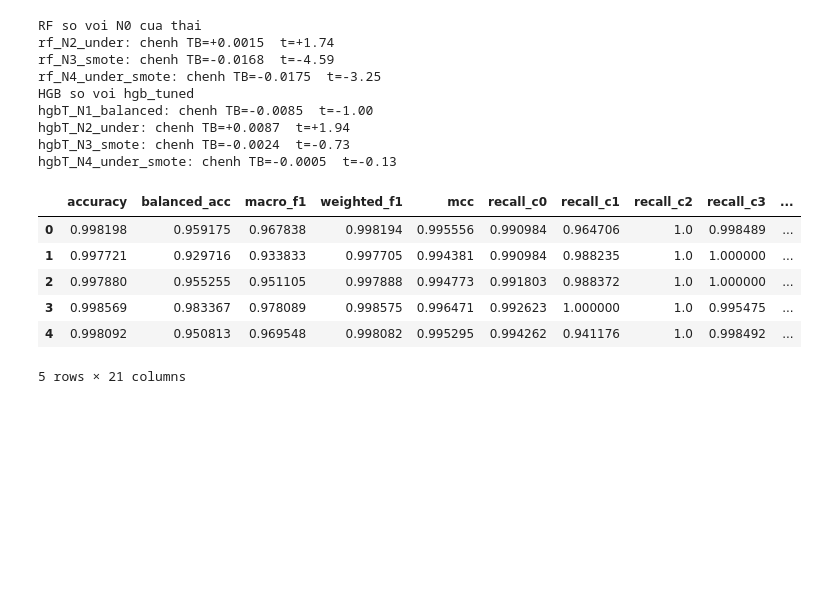
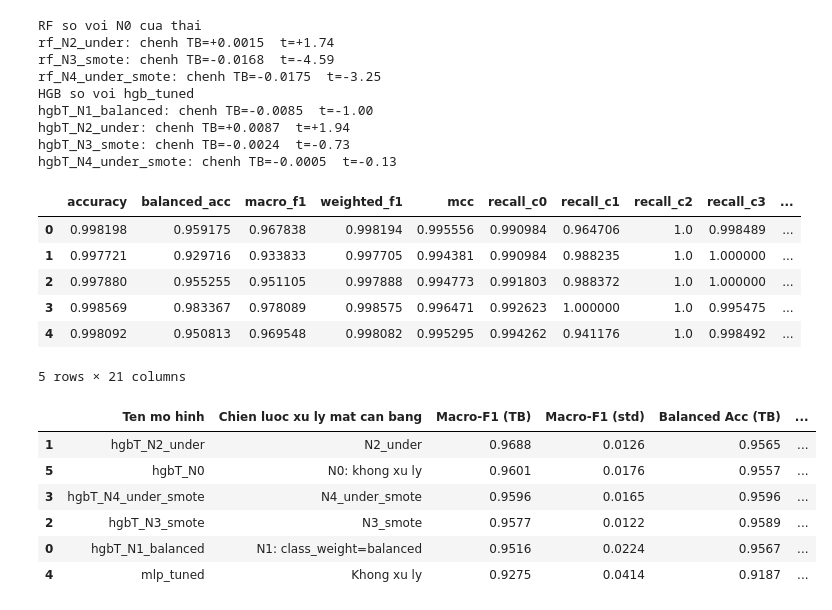
Before and after one commit to PhamNgocTuan-2006/SGU26K2_MayHoc, a Jupyter notebook: DeTaiCuoiKy_V2/experiments/04_imbalance.ipynb, the cells around one changed output. Drawn from its saved outputs; the diff is of its cells as text; code cells hidden in the pictures; blank space fills up the shorter version.

Commit message:
docs: bang tong hop ket qua cua C cho Chuong 4

```diff
--- a/DeTaiCuoiKy_V2/experiments/04_imbalance.ipynb
+++ b/DeTaiCuoiKy_V2/experiments/04_imbalance.ipynb
@@ -300,3 +300,42 @@ lg.run(hgb_factory(), X_train, y_train, "hgbT_N0",
 | 3 | 0.998569 | 0.983367 | 0.978089 | 0.998575 | 0.996471 | 0.992623 | 1.000000 | 1.0 | 0.995475 | ... |
 | 4 | 0.998092 | 0.950813 | 0.969548 | 0.998082 | 0.995295 | 0.994262 | 0.941176 | 1.0 | 0.998492 | ... |
 5 rows × 21 columns
+# %%
+import pandas as pd
+from src.config import LOG_DIR, CV_DIR
+
+log_path = LOG_DIR / "log_bao.csv"
+summary_path = CV_DIR / "summary_bao.csv"
+
+df = pd.read_csv(log_path)
+
+dedup_cols = ["Ten mo hinh", "Tham so (Hyperparameters)", "Chien luoc xu ly mat can bang"]
+df_clean = df.drop_duplicates(subset=dedup_cols, keep="last")
+
+selected_cols = [
+    "Ten mo hinh",
+    "Chien luoc xu ly mat can bang",
+    "Macro-F1 (TB)",
+    "Macro-F1 (std)",
+    "Balanced Acc (TB)",
+    "Recall c4 Metasploit_SSH",
+    "Recall c5 NMAP_FIN_SCAN",
+    "Recall c11 Wipro_bulb",
+    "Fit time (s)",
+]
+summary_df = df_clean[selected_cols]
+
+summary_sorted = summary_df.sort_values(by="Macro-F1 (TB)", ascending=False)
+summary = summary_sorted.round(4)
+
+summary.to_csv(summary_path, index=False)
+
+summary
+# %% [output]
+|  | Ten mo hinh | Chien luoc xu ly mat can bang | Macro-F1 (TB) | Macro-F1 (std) | Balanced Acc (TB) | ... |
+| 1 | hgbT_N2_under | N2_under | 0.9688 | 0.0126 | 0.9565 | ... |
+| 5 | hgbT_N0 | N0: khong xu ly | 0.9601 | 0.0176 | 0.9557 | ... |
+| 3 | hgbT_N4_under_smote | N4_under_smote | 0.9596 | 0.0165 | 0.9596 | ... |
+| 2 | hgbT_N3_smote | N3_smote | 0.9577 | 0.0122 | 0.9589 | ... |
+| 0 | hgbT_N1_balanced | N1: class_weight=balanced | 0.9516 | 0.0224 | 0.9567 | ... |
+| 4 | mlp_tuned | Khong xu ly | 0.9275 | 0.0414 | 0.9187 | ... |
```
Also changed, not shown: 1 other file.
